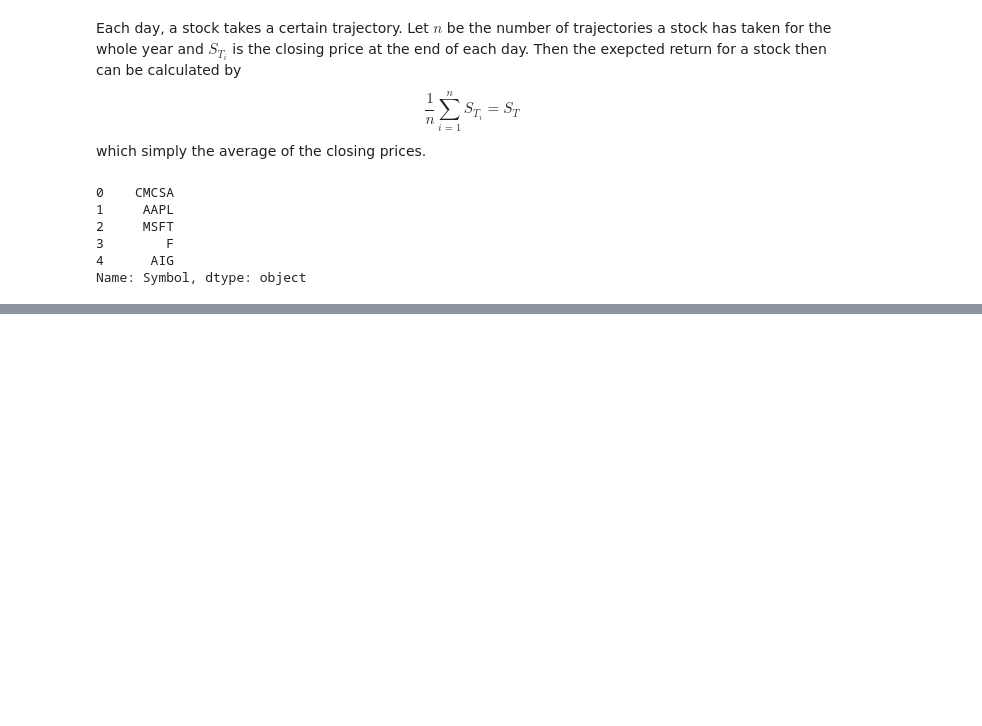
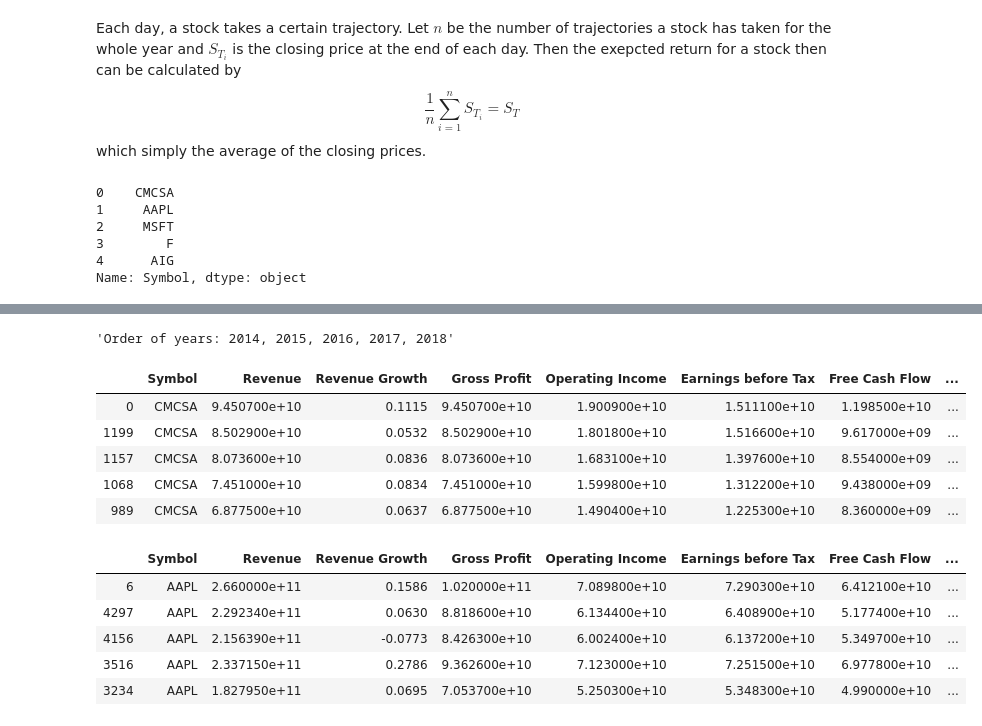
Before and after one commit to Ali-Raisolsadat/ML-Project1, a Jupyter notebook: RetrunsCalculations.ipynb, the cells around one changed output, grey strips where cells are left out. Cells and saved outputs as stored; diff of their text form; code cells hidden in the pictures; blank space fills up the shorter version.

Commit message:
Created method to compare multiple years of stocks

```diff
--- a/RetrunsCalculations.ipynb
+++ b/RetrunsCalculations.ipynb
@@ -77,0 +80,79 @@ df4 = pd.read_csv("2014_Financial_Data.csv")
+# %%
+# Read in all datasets
+df8 = pd.read_csv("2018_Financial_Data.csv")
+df7 = pd.read_csv("2017_Financial_Data.csv")
+df6 = pd.read_csv("2016_Financial_Data.csv")
+df5 = pd.read_csv("2015_Financial_Data.csv")
+df4 = pd.read_csv("2014_Financial_Data.csv")
+
+# Insert data into list for iteration
+list1 = [df8, df7, df6, df5, df4]
+for i in range(5):
+
+    # Modify data to get desired amount of features
+    financial_data = pd.DataFrame(list1[i], columns = ['Symbol', 'Revenue', 'Revenue Growth', 'Gross Profit',
+                                                  'Operating Income', 'Earnings before Tax', 'Free Cash Flow',
+                                                  'Net Income', 'Total current assets',
+                                                  'Operating Expenses',  'Net Debt', 'Short-term debt', 'Long-term debt',
+                                                  'Total shareholders equity', 'Weighted Average Shs Out',
+                                                  'Total current liabilities', 'Total debt', 'Total liabilities'])
+    nan_value = float("NaN")
+    #financial_data.replace("", nan_value, inplace=True) #change empty data to nan
+    #financial_data.replace(0, nan_value, inplace=True) #change zero data to nan
+    #financial_data.dropna(axis=0, inplace = True) #get rid of nans
+    target_data = financial_data
+
+    # Get data from each selected stock
+    s1 = pd.DataFrame(financial_data.loc[financial_data.loc[:,('Symbol')] == "CMCSA", :]) #dataframes
+    s2 = pd.DataFrame(financial_data.loc[financial_data['Symbol'] == "AAPL", :])
+    s3 = pd.DataFrame(financial_data.loc[financial_data['Symbol'] == "MSFT", :])
+    s4 = pd.DataFrame(financial_data.loc[financial_data['Symbol'] == "F", :])
+    s5 = pd.DataFrame(financial_data.loc[financial_data['Symbol'] == "AIG", :])
+
+    # Append stock data together throughout ye
+    if i == 0:
+        s1_total = s1
+        s2_total = s2
+        s3_total = s3
+        s4_total = s4
+        s5_total = s5
+    else:
+        s1_total = s1_total.append(s1)
+        s2_total = s2_total.append(s2)
+        s3_total = s3_total.append(s3)
+        s4_total = s4_total.append(s4)
+        s5_total = s5_total.append(s5)
+
+# Add on Expected Return column
+
+s1_total['Expected Return'] = [expected_return[0],expected_return[5], expected_return[10],
+                            expected_return[15], expected_return[20]]
+s2_total['Expected Return'] = [expected_return[1],expected_return[6], expected_return[11],
+                             expected_return[16], expected_return[21]]
+s3_total['Expected Return'] = [expected_return[2],expected_return[7], expected_return[12],
+                             expected_return[17], expected_return[22]]
+s4_total['Expected Return'] = [expected_return[3],expected_return[8], expected_return[13],
+                             expected_return[18], expected_return[23]]
+s5_total['Expected Return'] = [expected_return[4],expected_return[9], expected_return[14],
+                             expected_return[19], expected_return[24]]
+
+display("Order of years: 2014, 2015, 2016, 2017, 2018")
+display(s1_total)
+display(s2_total)
+display(s3_total)
+display(s4_total)
+display(s5_total)
+# %% [output]
+'Order of years: 2014, 2015, 2016, 2017, 2018'
+|  | Symbol | Revenue | Revenue Growth | Gross Profit | Operating Income | Earnings before Tax | Free Cash Flow | ... |
+| 0 | CMCSA | 9.450700e+10 | 0.1115 | 9.450700e+10 | 1.900900e+10 | 1.511100e+10 | 1.198500e+10 | ... |
+| 1199 | CMCSA | 8.502900e+10 | 0.0532 | 8.502900e+10 | 1.801800e+10 | 1.516600e+10 | 9.617000e+09 | ... |
+| 1157 | CMCSA | 8.073600e+10 | 0.0836 | 8.073600e+10 | 1.683100e+10 | 1.397600e+10 | 8.554000e+09 | ... |
+| 1068 | CMCSA | 7.451000e+10 | 0.0834 | 7.451000e+10 | 1.599800e+10 | 1.312200e+10 | 9.438000e+09 | ... |
+| 989 | CMCSA | 6.877500e+10 | 0.0637 | 6.877500e+10 | 1.490400e+10 | 1.225300e+10 | 8.360000e+09 | ... |
+|  | Symbol | Revenue | Revenue Growth | Gross Profit | Operating Income | Earnings before Tax | Free Cash Flow | ... |
+| 6 | AAPL | 2.660000e+11 | 0.1586 | 1.020000e+11 | 7.089800e+10 | 7.290300e+10 | 6.412100e+10 | ... |
+| 4297 | AAPL | 2.292340e+11 | 0.0630 | 8.818600e+10 | 6.134400e+10 | 6.408900e+10 | 5.177400e+10 | ... |
+| 4156 | AAPL | 2.156390e+11 | -0.0773 | 8.426300e+10 | 6.002400e+10 | 6.137200e+10 | 5.349700e+10 | ... |
+| 3516 | AAPL | 2.337150e+11 | 0.2786 | 9.362600e+10 | 7.123000e+10 | 7.251500e+10 | 6.977800e+10 | ... |
+| 3234 | AAPL | 1.827950e+11 | 0.0695 | 7.053700e+10 | 5.250300e+10 | 5.348300e+10 | 4.990000e+10 | ... |
```
Also changed, not shown: parts of 3 cells of this notebook.
